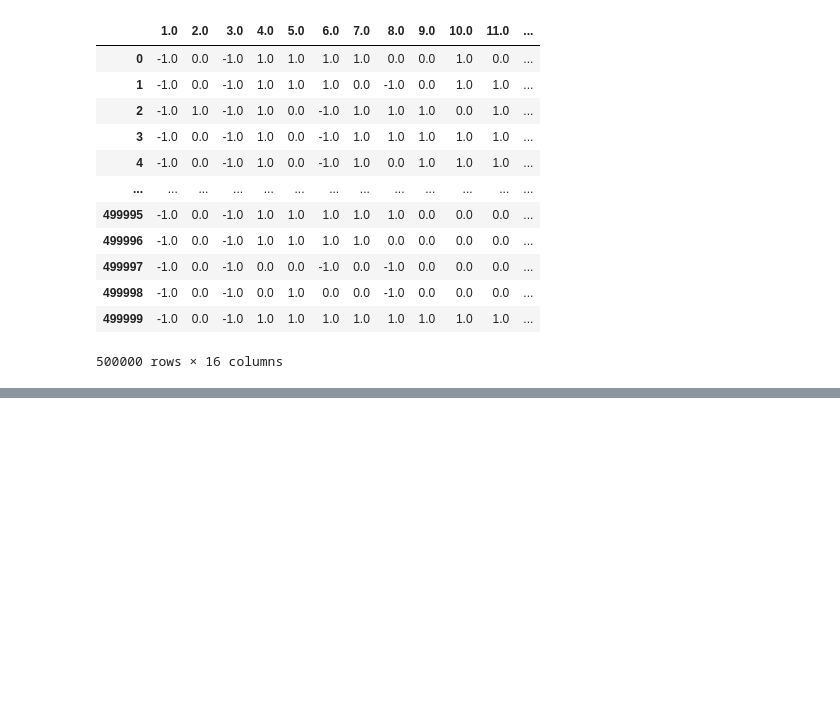
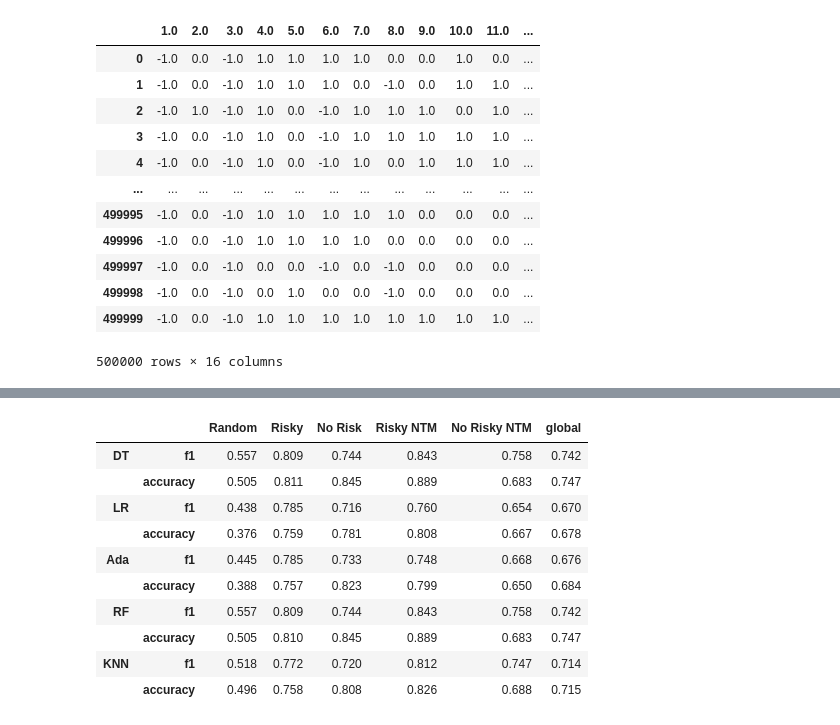
Before and after one commit to vibalcam/text-games, a Jupyter notebook: notebooks/run_agents.ipynb, the cells around one changed output, grey strips where cells are left out. Saved outputs shown, nothing was run; the diff lists cells and outputs as text; code cells hidden in the pictures; blank space fills up the shorter version.

```diff
--- a/notebooks/run_agents.ipynb
+++ b/notebooks/run_agents.ipynb
@@ -633,6 +327,6 @@ from sklearn.naive_bayes import GaussianNB
 # %%
-df = pd.concat(data, ignore_index=True).fillna(-1)
-df.to_csv('results.csv', index=False)
+# df = pd.concat(data, ignore_index=True).fillna(-1)
+# df.to_csv('results.csv', index=False)
 df = pd.read_csv('results.csv')
 df
 # %% [output]
@@ -694,15 +470,27 @@ classifiers= [
 ]
 # %%
-for c in classifiers:
-    print(f"{color.BLUE}{color.BOLD}Classifier {c}{color.END}")
+m = []
+for cf in tqdm(classifiers):
+    # print(f"{color.BLUE}{color.BOLD}Classifier {c}{color.END}")
+
     # train model
+    c = cf()
     c.fit(x_train, y_train)
+    y_pred = c.predict(x_test)
 
-    # plot using pca
+    # f1 scores
+    rep = metrics.classification_report(y_true=y_test,y_pred=y_pred, output_dict=True)
+    f1 = [rep[str(k)]['f1-score'] for k in models.values()] + [metrics.f1_score(y_true=y_test,y_pred=y_pred, average='weighted')]
 
-    # get evaluation info
-    y_pred = c.predict(x_test)
-    print(metrics.classification_report(y_true=y_test,y_pred=y_pred, digits=3))
-    print(metrics.confusion_matrix(y_true=y_test,y_pred=y_pred, normalize='true').round(3))
-    print(metrics.f1_score(y_true=y_test,y_pred=y_pred, average='weighted').round(3))
-    print(metrics.matthews_corrcoef(y_true=y_test,y_pred=y_pred).round(3))
+    # accuracy
+    cm = metrics.confusion_matrix(y_true=y_test,y_pred=y_pred, normalize='true')
+    acc = cm.diagonal().tolist() + [rep['accuracy']]
+
+    m.append(pd.DataFrame(data=[f1, acc], columns=list(models.keys()) + ['global'], index=['f1', 'accuracy']).round(3))
+
+    # # get evaluation info
+    # y_pred = c.predict(x_test)
+    # print(metrics.classification_report(y_true=y_test,y_pred=y_pred, digits=3))
+    # print(metrics.confusion_matrix(y_true=y_test,y_pred=y_pred, normalize='true').round(3))
+    # print(metrics.f1_score(y_true=y_test,y_pred=y_pred, average='weighted').round(3))
+    # print(metrics.matthews_corrcoef(y_true=y_test,y_pred=y_pred).round(3))
@@ -708,0 +503,16 @@ for c in classifiers:
+# %%
+df_m = pd.concat(m, keys=c_names)
+# df_m.to_excel('results_metrics.xlsx')
+df_m
+# %% [output]
+|  |  | Random | Risky | No Risk | Risky NTM | No Risky NTM | global |
+| DT | f1 | 0.557 | 0.809 | 0.744 | 0.843 | 0.758 | 0.742 |
+|  | accuracy | 0.505 | 0.811 | 0.845 | 0.889 | 0.683 | 0.747 |
+| LR | f1 | 0.438 | 0.785 | 0.716 | 0.760 | 0.654 | 0.670 |
+|  | accuracy | 0.376 | 0.759 | 0.781 | 0.808 | 0.667 | 0.678 |
+| Ada | f1 | 0.445 | 0.785 | 0.733 | 0.748 | 0.668 | 0.676 |
+|  | accuracy | 0.388 | 0.757 | 0.823 | 0.799 | 0.650 | 0.684 |
+| RF | f1 | 0.557 | 0.809 | 0.744 | 0.843 | 0.758 | 0.742 |
+|  | accuracy | 0.505 | 0.810 | 0.845 | 0.889 | 0.683 | 0.747 |
+| KNN | f1 | 0.518 | 0.772 | 0.720 | 0.812 | 0.747 | 0.714 |
+|  | accuracy | 0.496 | 0.758 | 0.808 | 0.826 | 0.688 | 0.715 |
```
Also changed, not shown: parts of 42 cells of this notebook, 5 other files.
